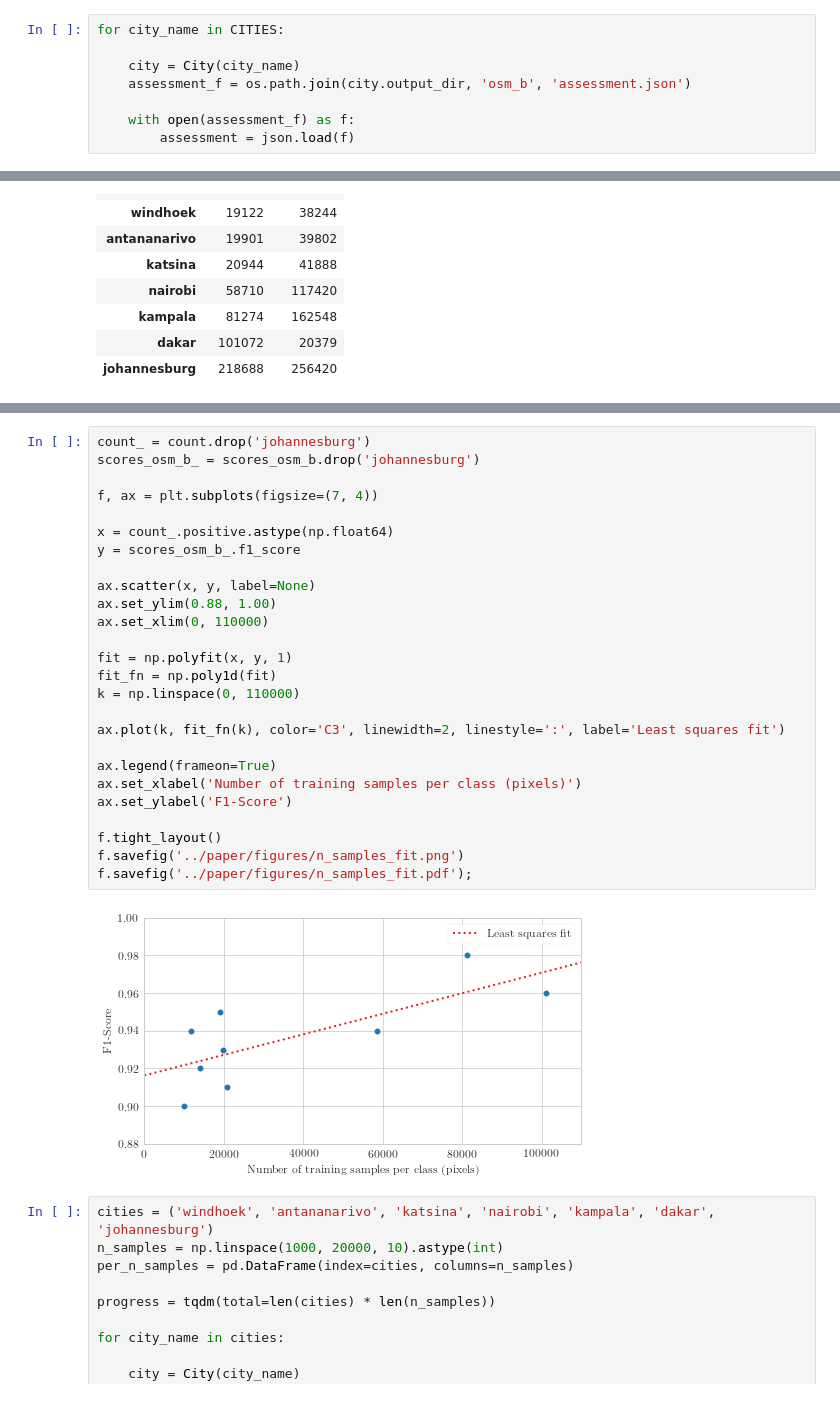
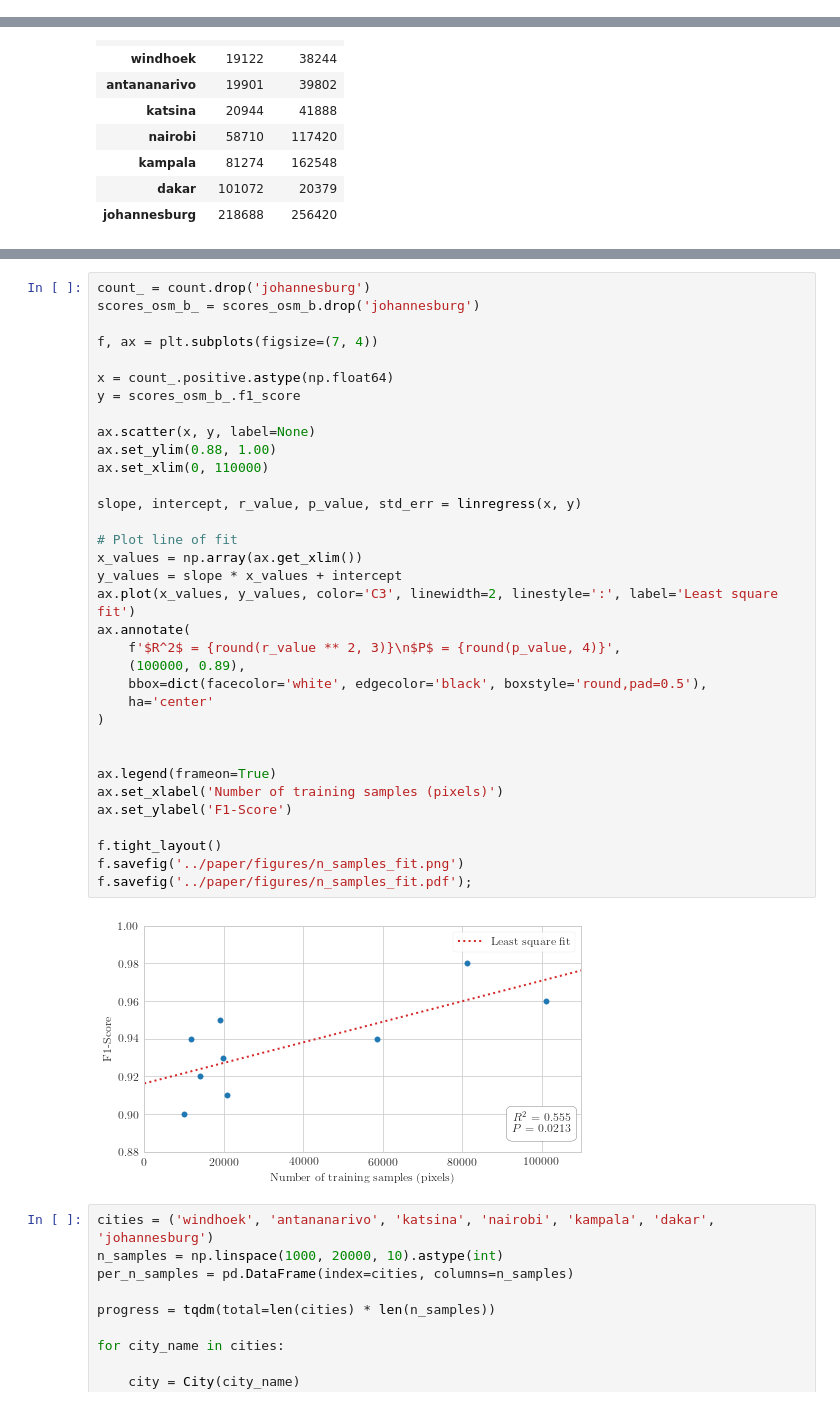
Before and after one commit to yannforget/builtup-classification-osm, a Jupyter notebook: notebooks/07-Comparative_Analysis.ipynb, the cells around one changed output, grey strips where cells are left out. Drawn from its saved outputs; the diff is of its cells as text.

Commit message:
Add R2 and P-Value to Linear Regression

```diff
--- a/notebooks/07-Comparative_Analysis.ipynb
+++ b/notebooks/07-Comparative_Analysis.ipynb
@@ -335,8 +320,0 @@ assessment['confusion_matrix']
-# %%
-for city_name in CITIES:
-
-    city = City(city_name)
-    assessment_f = os.path.join(city.output_dir, 'osm_b', 'assessment.json')
-
-    with open(assessment_f) as f:
-        assessment = json.load(f)
@@ -389,31 +362,39 @@ count.join(scores_osm_b)[['positive', 'f1_score']].sort_values(by='f1_score', as
 # %%
 count_ = count.drop('johannesburg')
 scores_osm_b_ = scores_osm_b.drop('johannesburg')
 
 f, ax = plt.subplots(figsize=(7, 4))
 
 x = count_.positive.astype(np.float64)
 y = scores_osm_b_.f1_score
 
 ax.scatter(x, y, label=None)
 ax.set_ylim(0.88, 1.00)
 ax.set_xlim(0, 110000)
 
-fit = np.polyfit(x, y, 1)
-fit_fn = np.poly1d(fit)
-k = np.linspace(0, 110000)
+slope, intercept, r_value, p_value, std_err = linregress(x, y)
 
-ax.plot(k, fit_fn(k), color='C3', linewidth=2, linestyle=':', label='Least squares fit')
+# Plot line of fit
+x_values = np.array(ax.get_xlim())
+y_values = slope * x_values + intercept
+ax.plot(x_values, y_values, color='C3', linewidth=2, linestyle=':', label='Least square fit')
+ax.annotate(
+    f'$R^2$ = {round(r_value ** 2, 3)}\n$P$ = {round(p_value, 4)}',
+    (100000, 0.89),
+    bbox=dict(facecolor='white', edgecolor='black', boxstyle='round,pad=0.5'),
+    ha='center'
+)
+
 
 ax.legend(frameon=True)
-ax.set_xlabel('Number of training samples per class (pixels)')
+ax.set_xlabel('Number of training samples (pixels)')
 ax.set_ylabel('F1-Score')
 
 f.tight_layout()
 f.savefig('../paper/figures/n_samples_fit.png')
 f.savefig('../paper/figures/n_samples_fit.pdf');
 # %% [output]
-[figure, old version]
+[figure, new version]
 # %%
 cities = ('windhoek', 'antananarivo', 'katsina', 'nairobi', 'kampala', 'dakar', 'johannesburg')
 n_samples = np.linspace(1000, 20000, 10).astype(int)
```
Also changed, not shown: parts of 6 cells of this notebook, 1 other file.
